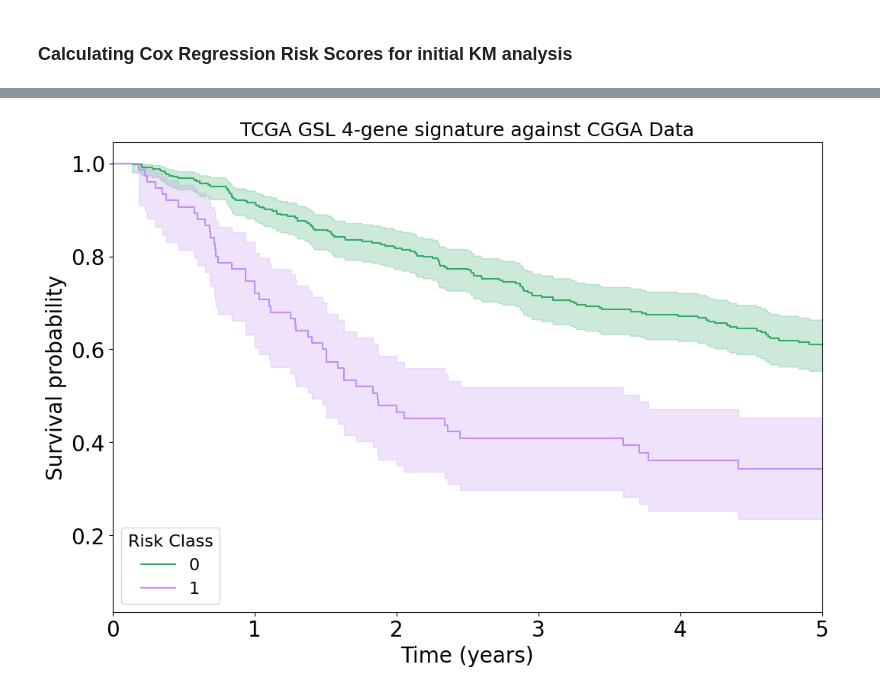
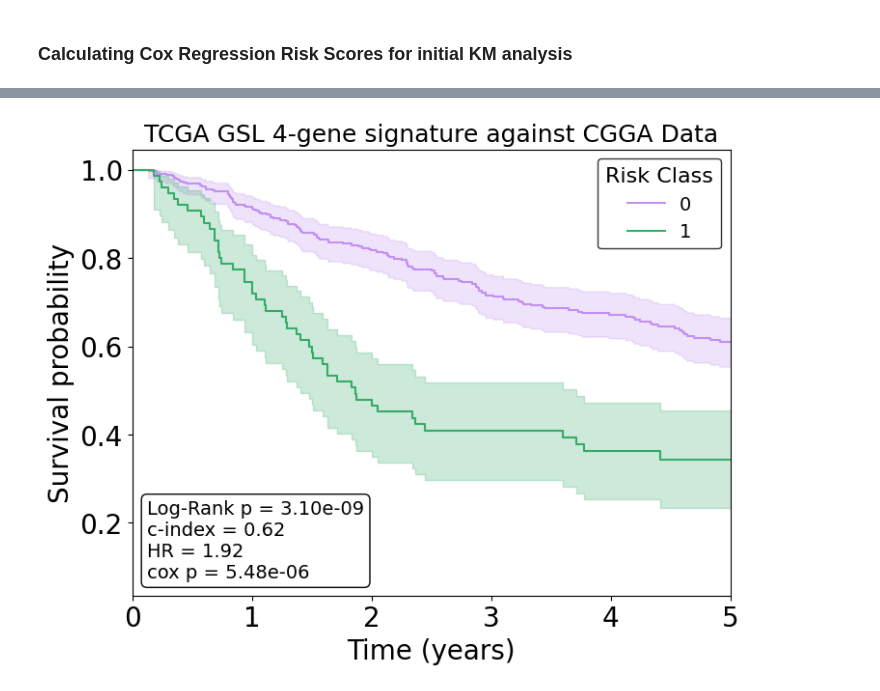
Before and after one commit to JackWJW/LGG_Prognosis_Prediction, a Jupyter notebook: Survival_Analysis_Notebook.ipynb, the cells around one changed output, grey strips where cells are left out. Drawn from its saved outputs; the diff is of its cells as text; code cells hidden in the pictures.

```diff
--- a/Survival_Analysis_Notebook.ipynb
+++ b/Survival_Analysis_Notebook.ipynb
@@ -533,22 +533,44 @@ CGGA_df.head()
 # %%
 # Initialize the plot
-fig = plt.figure(figsize=(12, 8))
+fig = plt.figure(figsize=(8, 6))
 
 # Initialize Kaplan-Meier fitter
 kmf = KaplanMeierFitter()
-colours = ["#35AB6A","#C190F0"]
+colours = ["#C190F0","#35AB6A"]
+
+high = CGGA_df[CGGA_df["Risk Class"] == 1]
+low  = CGGA_df[CGGA_df["Risk Class"] == 0]
+lr_res = logrank_test(
+    high["OS.time"], low["OS.time"],
+    event_observed_A=high["OS"], event_observed_B=low["OS"]
+)
+p_val = lr_res.p_value
+cph_df = CGGA_df[["OS","OS.time","Risk_Score"]]
+cph_CGGA = CoxPHFitter(penalizer=0.05, l1_ratio=0.0)
+cph_CGGA.fit(cph_df, duration_col = "OS.time", event_col="OS", robust=True)
+
+cindex = cph_CGGA.concordance_index_
+hr = cph_CGGA.summary["exp(coef)"].values[0]
+hr_p = cph_CGGA.summary["p"].values[0]
+
 i=0
 # Loop through each cluster and plot its survival curve
 for cluster, group_df in CGGA_df.groupby("Risk Class"):
     kmf.fit(group_df["OS.time"]/365, event_observed=group_df["OS"], label=f"{cluster}")
     ax = kmf.plot_survival_function(color=colours[i])
     i +=1
     ax.set_xlim(0,5)
     ax.set_xlabel("Time (years)",fontsize=20)
     ax.set_ylabel("Survival probability",fontsize=20)
     ax.tick_params(axis='both',labelsize=20)
-ax.legend(fontsize=16, title="Risk Class", title_fontsize=16,loc="lower left")
+ax.legend(fontsize=14, title="Risk Class", title_fontsize=16,loc="upper right",edgecolor='black')
+ax.text(
+            0.125, 0.075,
+            f"Log-Rank p = {p_val:.2e}\nc-index = {cindex:.2f}\nHR = {hr:.2f}\ncox p = {hr_p:.2e}",
+            fontsize=14,
+            bbox=dict(boxstyle="round", facecolor="white",edgecolor='black')
+        )
 plt.title("TCGA GSL 4-gene signature against CGGA Data", fontsize=18)
 plt.show()
 # %% [output]
-[figure, old version]
+[figure, new version]
```
Also changed, not shown: parts of 2 cells of this notebook.
